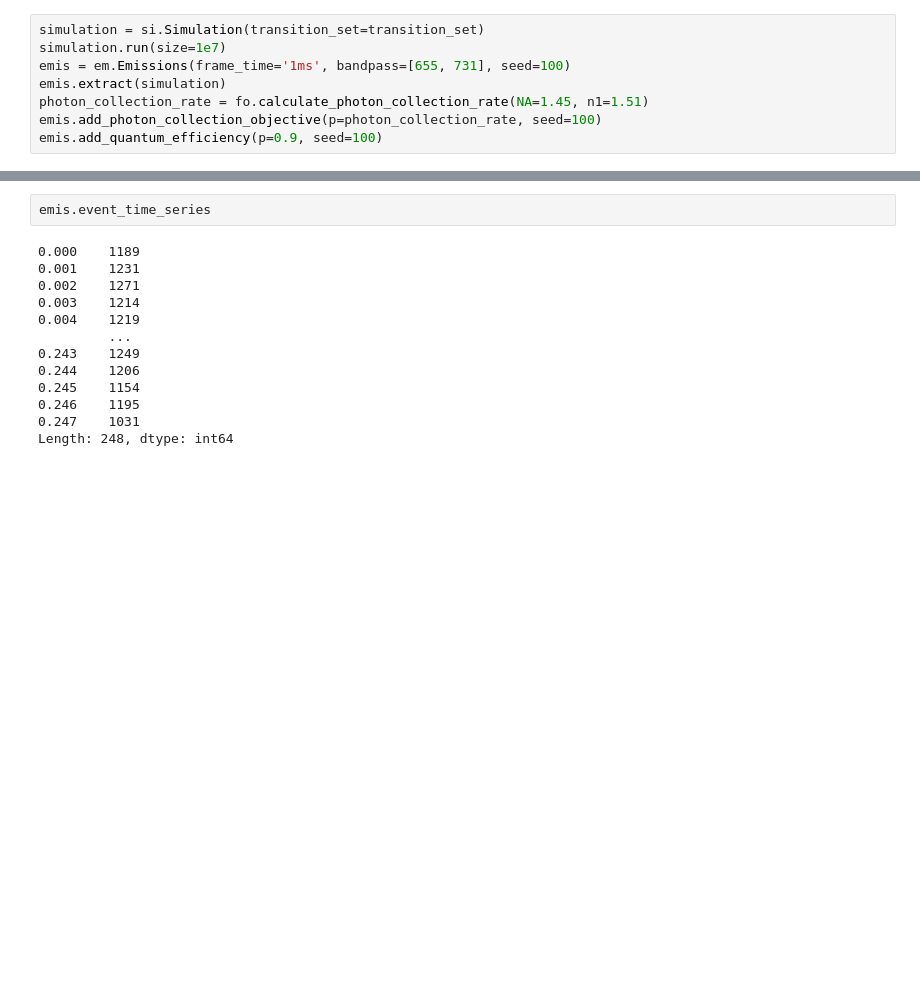
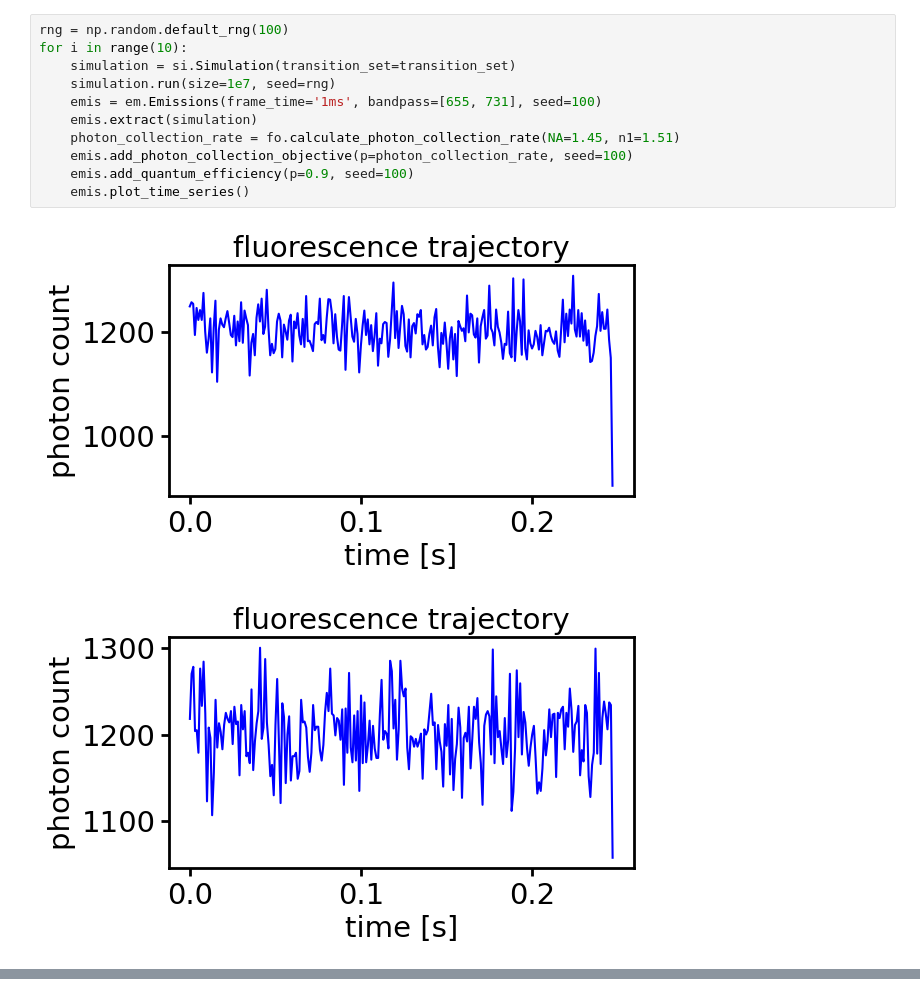
Before and after one commit to super-resolution/Fluopy, a Jupyter notebook: notebooks/cy5/simulations/3nm.ipynb, the cells around one changed output, grey strips where cells are left out. Cells and saved outputs as stored; diff of their text form; blank space fills up the shorter version.

```diff
--- a/notebooks/cy5/simulations/3nm.ipynb
+++ b/notebooks/cy5/simulations/3nm.ipynb
@@ -106,8 +110,14 @@ photon_collection_rate
 # %%
-simulation = si.Simulation(transition_set=transition_set)
-simulation.run(size=1e7)
-emis = em.Emissions(frame_time='1ms', bandpass=[655, 731], seed=100)
-emis.extract(simulation)
-photon_collection_rate = fo.calculate_photon_collection_rate(NA=1.45, n1=1.51)
-emis.add_photon_collection_objective(p=photon_collection_rate, seed=100)
-emis.add_quantum_efficiency(p=0.9, seed=100)
+rng = np.random.default_rng(100)
+for i in range(10):
+    simulation = si.Simulation(transition_set=transition_set)
+    simulation.run(size=1e7, seed=rng)
+    emis = em.Emissions(frame_time='1ms', bandpass=[655, 731], seed=100)
+    emis.extract(simulation)
+    photon_collection_rate = fo.calculate_photon_collection_rate(NA=1.45, n1=1.51)
+    emis.add_photon_collection_objective(p=photon_collection_rate, seed=100)
+    emis.add_quantum_efficiency(p=0.9, seed=100)
+    emis.plot_time_series()
+# %% [output]
+[figure, added]
+[figure, added]
@@ -114,15 +131,0 @@ emis.add_quantum_efficiency(p=0.9, seed=100)
-# %%
-emis.event_time_series
-# %% [output]
-0.000    1189
-0.001    1231
-0.002    1271
-0.003    1214
-0.004    1219
-         ...
-0.243    1249
-0.244    1206
-0.245    1154
-0.246    1195
-0.247    1031
-Length: 248, dtype: int64
```
Also changed, not shown: parts of 7 cells of this notebook, 6 other files.
